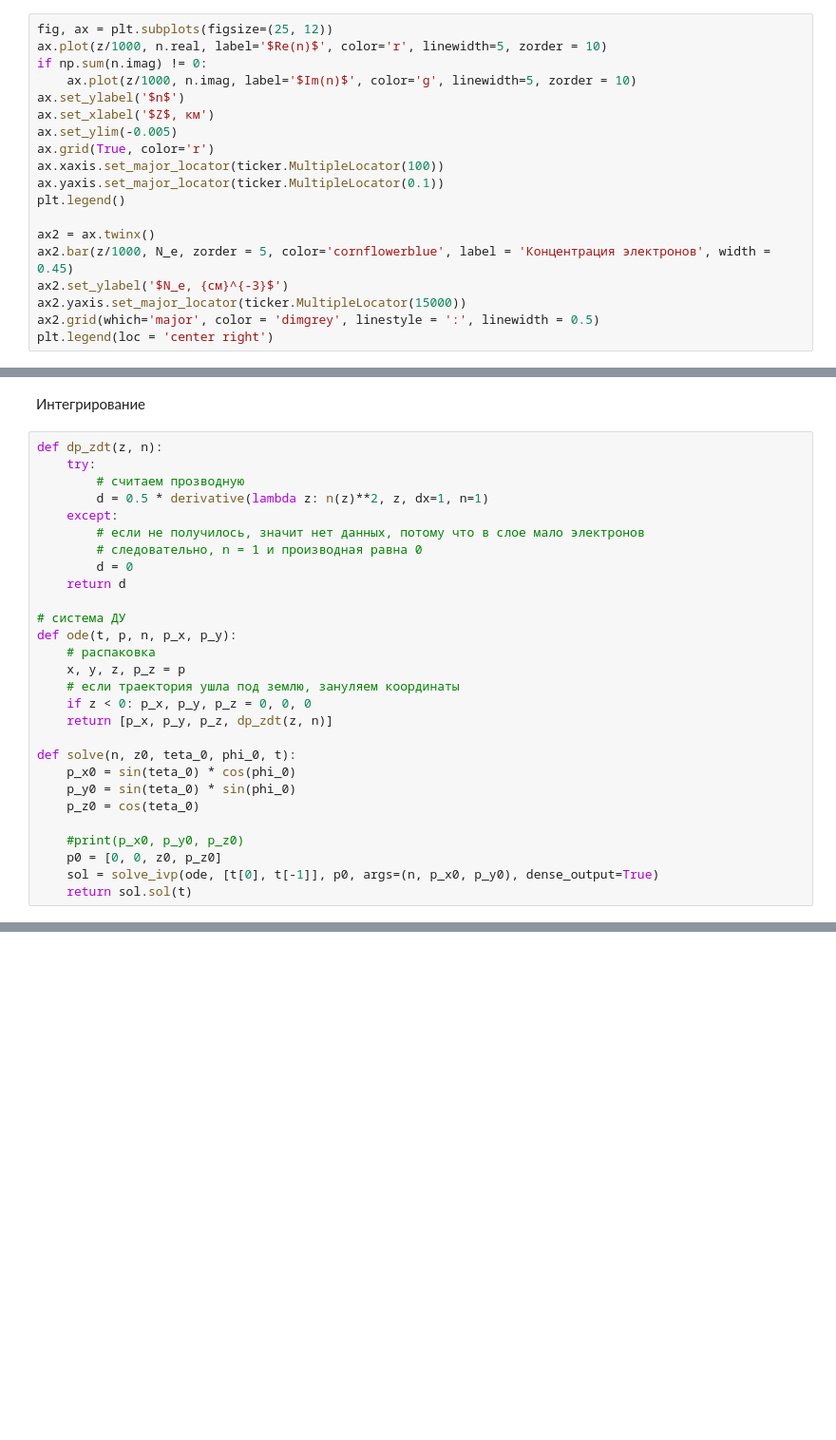
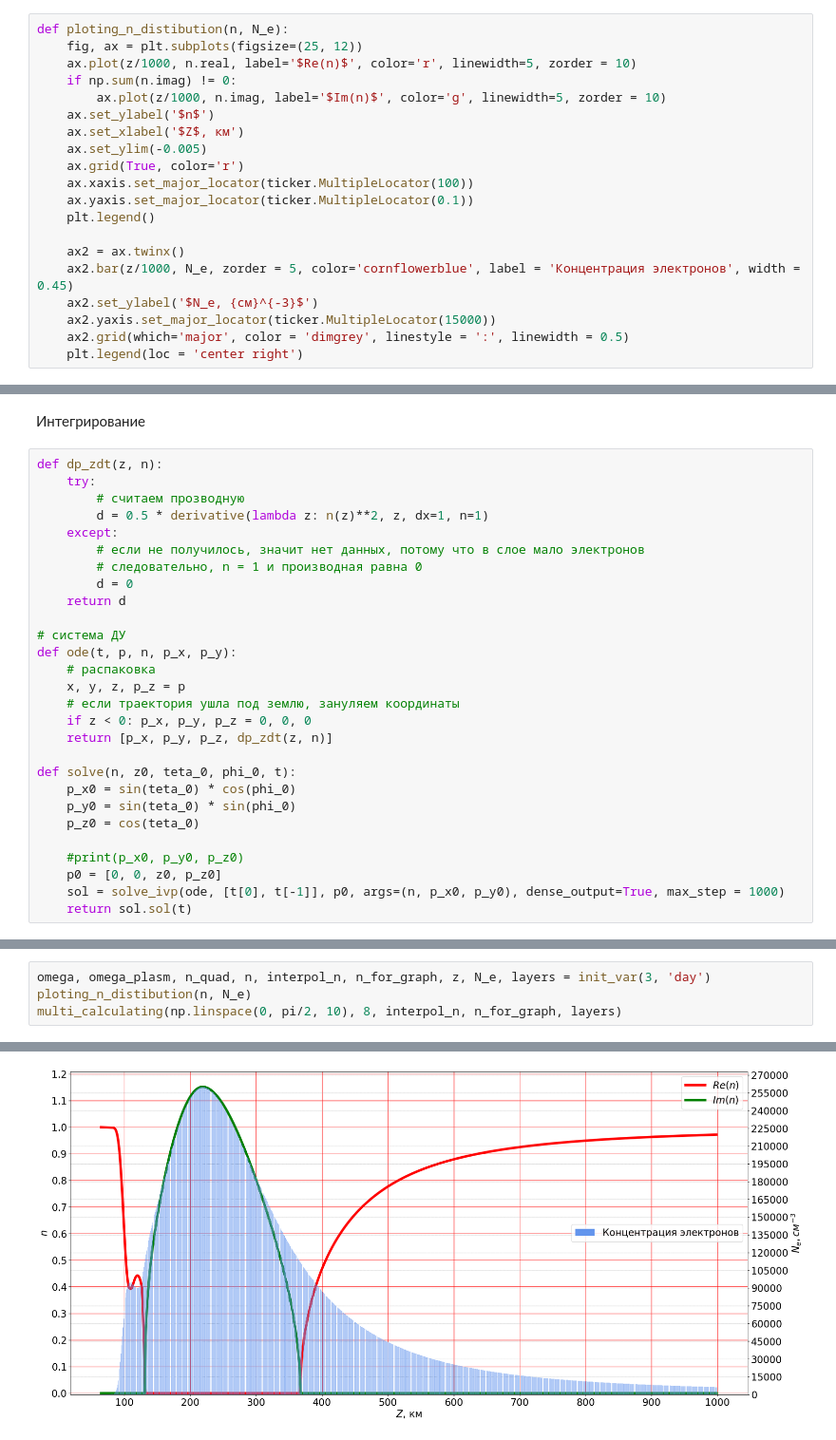
Before and after one commit to astronom-v-cube/exam_rrv, a Jupyter notebook: 5.ipynb, the cells around one changed output, grey strips where cells are left out. Shown at 95% size. Drawn from its saved outputs; the diff is of its cells as text; blank space fills up the shorter version.

```diff
--- a/5.ipynb
+++ b/5.ipynb
@@ -82,19 +91,20 @@ interpol_n = interp1d(z, n, kind = 'cubic')
 # %%
-fig, ax = plt.subplots(figsize=(25, 12))
-ax.plot(z/1000, n.real, label='$Re(n)$', color='r', linewidth=5, zorder = 10)
-if np.sum(n.imag) != 0:
-    ax.plot(z/1000, n.imag, label='$Im(n)$', color='g', linewidth=5, zorder = 10)
-ax.set_ylabel('$n$')
-ax.set_xlabel('$Z$, км')
-ax.set_ylim(-0.005)
-ax.grid(True, color='r')
-ax.xaxis.set_major_locator(ticker.MultipleLocator(100))
-ax.yaxis.set_major_locator(ticker.MultipleLocator(0.1))
-plt.legend()
+def ploting_n_distibution(n, N_e):
+    fig, ax = plt.subplots(figsize=(25, 12))
+    ax.plot(z/1000, n.real, label='$Re(n)$', color='r', linewidth=5, zorder = 10)
+    if np.sum(n.imag) != 0:
+        ax.plot(z/1000, n.imag, label='$Im(n)$', color='g', linewidth=5, zorder = 10)
+    ax.set_ylabel('$n$')
+    ax.set_xlabel('$Z$, км')
+    ax.set_ylim(-0.005)
+    ax.grid(True, color='r')
+    ax.xaxis.set_major_locator(ticker.MultipleLocator(100))
+    ax.yaxis.set_major_locator(ticker.MultipleLocator(0.1))
+    plt.legend()
 
-ax2 = ax.twinx()
-ax2.bar(z/1000, N_e, zorder = 5, color='cornflowerblue', label = 'Концентрация электронов', width = 0.45)
-ax2.set_ylabel('$N_e, {см}^{-3}$')
-ax2.yaxis.set_major_locator(ticker.MultipleLocator(15000))
-ax2.grid(which='major', color = 'dimgrey', linestyle = ':', linewidth = 0.5)
-plt.legend(loc = 'center right')
+    ax2 = ax.twinx()
+    ax2.bar(z/1000, N_e, zorder = 5, color='cornflowerblue', label = 'Концентрация электронов', width = 0.45)
+    ax2.set_ylabel('$N_e, {см}^{-3}$')
+    ax2.yaxis.set_major_locator(ticker.MultipleLocator(15000))
+    ax2.grid(which='major', color = 'dimgrey', linestyle = ':', linewidth = 0.5)
+    plt.legend(loc = 'center right')
@@ -129,6 +136,6 @@ def solve(n, z0, teta_0, phi_0, t):
 
     #print(p_x0, p_y0, p_z0)
     p0 = [0, 0, z0, p_z0]
-    sol = solve_ivp(ode, [t[0], t[-1]], p0, args=(n, p_x0, p_y0), dense_output=True)
+    sol = solve_ivp(ode, [t[0], t[-1]], p0, args=(n, p_x0, p_y0), dense_output=True, max_step = 1000)
     return sol.sol(t)
 # %%
@@ -190,0 +231,5 @@ plt.colorbar()
+# %%
+omega, omega_plasm, n_quad, n, interpol_n, n_for_graph, z, N_e, layers = init_var(3, 'day')
+ploting_n_distibution(n, N_e)
+multi_calculating(np.linspace(0, pi/2, 10), 8, interpol_n, n_for_graph, layers)
+# %% [output]
@@ -190,0 +247 @@ plt.colorbar()
+[figure, added]
```
Also changed, not shown: parts of 13 cells of this notebook.
